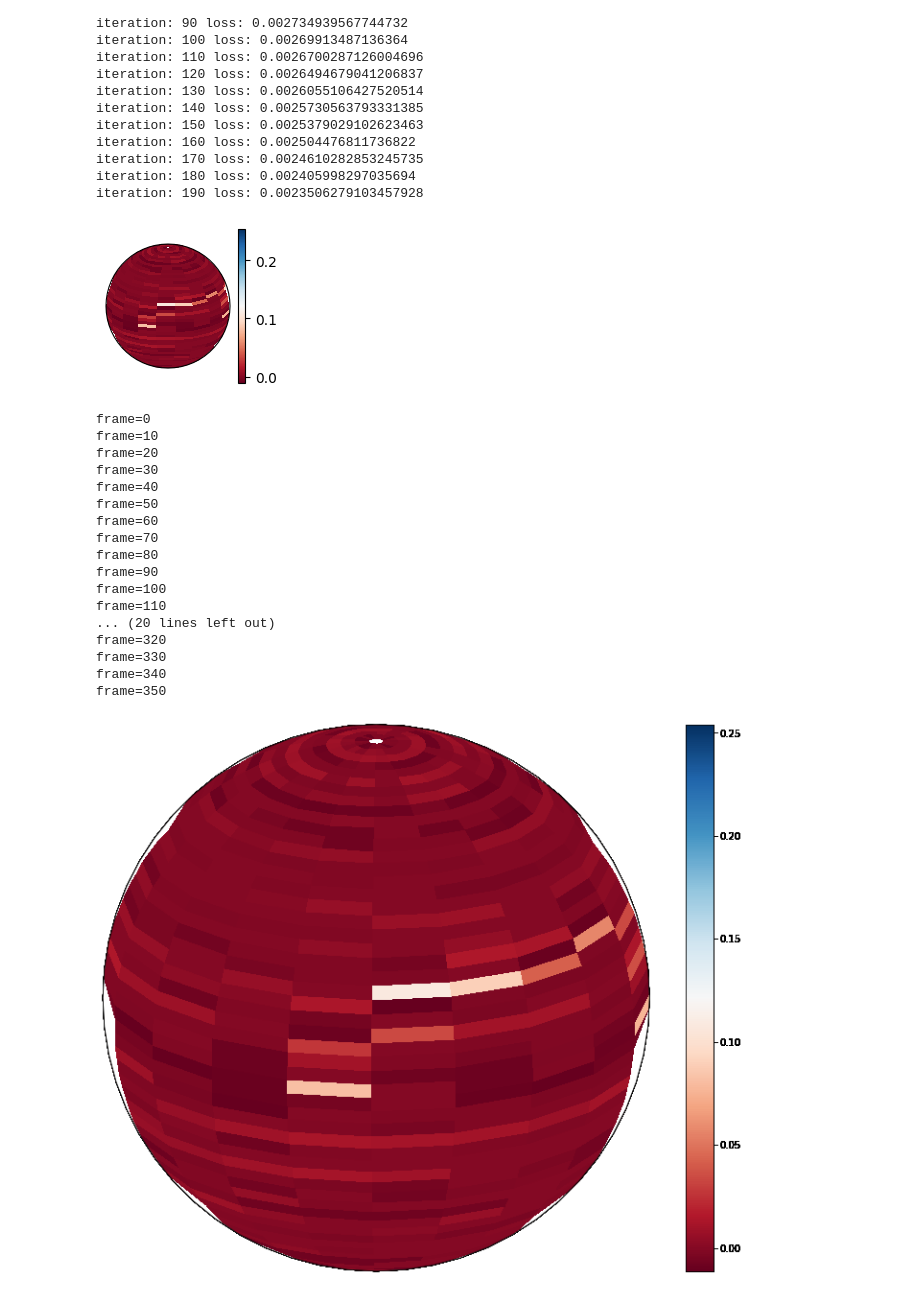
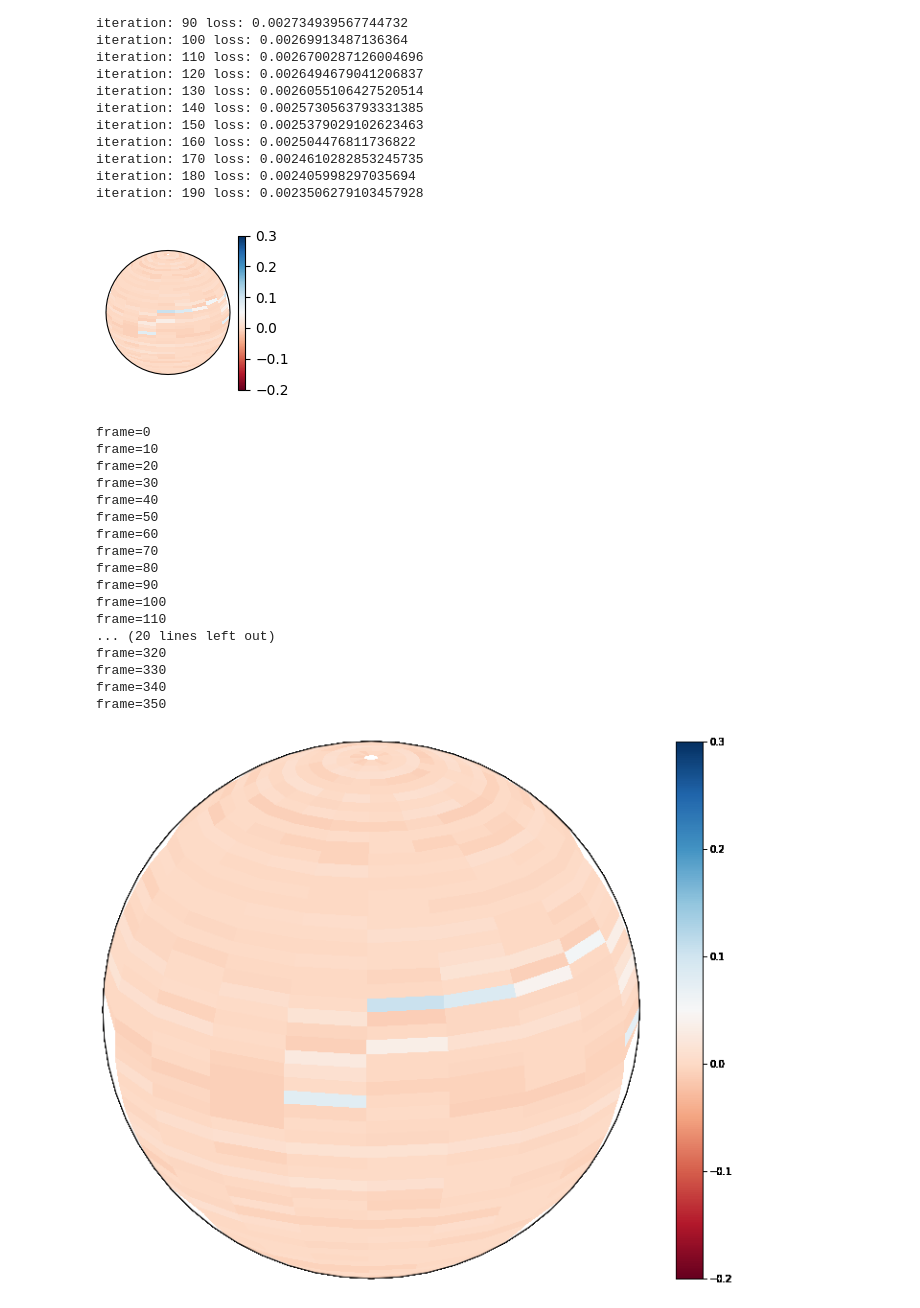
Before and after one commit to ColinKohler/geometry2sphere, a Jupyter notebook: notebooks/mesh2sphere.ipynb, the cells around one changed output. Drawn from its saved outputs; the diff is of its cells as text; code cells hidden in the pictures.

```diff
--- a/notebooks/mesh2sphere.ipynb
+++ b/notebooks/mesh2sphere.ipynb
@@ -64,9 +64,9 @@ iteration: 190 loss: 0.0023506279103457928
 # %%
 with torch.no_grad():
     pred, w = model(mesh.cuda())
-    plotting.plot_spherical_fn(pred.cpu().squeeze().numpy(), fig=plt.figure(figsize=(2,2)))
+    plotting.plot_spherical_fn(pred.cpu().squeeze().numpy(), fig=plt.figure(figsize=(2,2)),vmin=-0.2, vmax=0.3)
 # %% [output]
-[figure, old version]
+[figure, new version]
 # %%
 import matplotlib.animation as animation
 
@@ -79,33 +79,33 @@ num_frames = 360
 for frame in range(num_frames):
     # compute the rotation of the sphere
     lon = -num_frames - (360 / num_frames) * frame
 
     if frame % 10 == 0:
         print(f"frame={frame}")
 
-        plotting.plot_spherical_fn(pred.cpu().squeeze().numpy(), fig=fig, central_longitude=lon)
+        plotting.plot_spherical_fn(pred.cpu().squeeze().numpy(), fig=fig, central_longitude=lon,vmin=-0.2, vmax=0.3)
 
     plt.draw()
     moviewriter.grab_frame()
 
 moviewriter.finish()
 # %% [output]
 frame=0
 frame=10
 frame=20
 frame=30
 frame=40
 frame=50
 frame=60
 frame=70
 frame=80
 frame=90
 frame=100
 frame=110
 ... (20 lines left out)
 frame=320
 frame=330
 frame=340
 frame=350
-[figure, old version]
+[figure, new version]
 # %%
```
Also changed, not shown: parts of 6 cells of this notebook.
